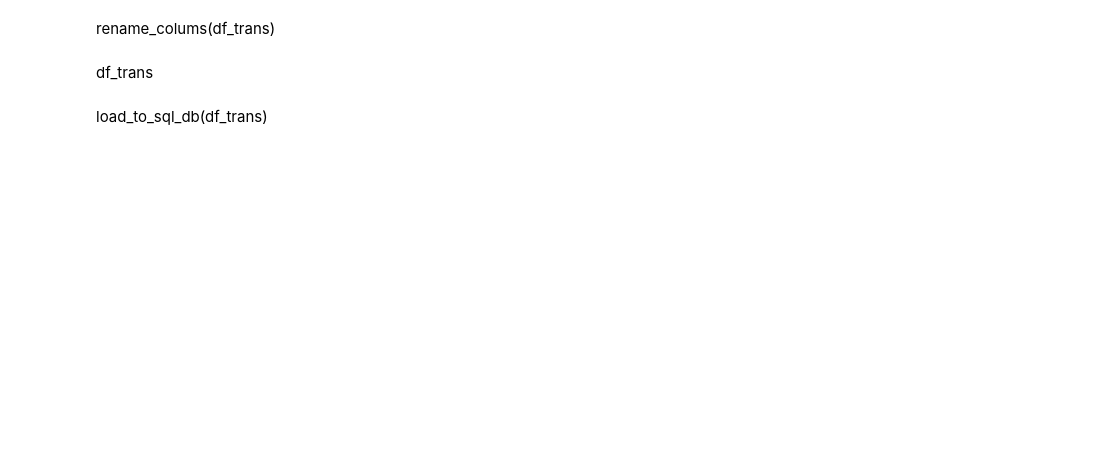
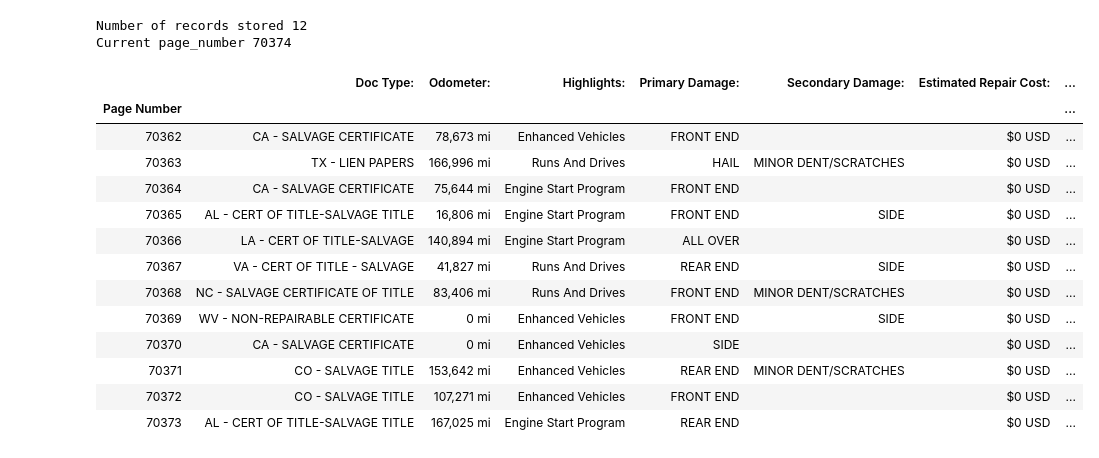
Before and after one commit to SzymonGaj/JupyterCopart, a Jupyter notebook: ETL.ipynb, the cells around one changed output. Cells and saved outputs as stored; diff of their text form; code cells hidden in the pictures; blank space fills up the shorter version.

Commit message:
test extract function to capture errors

```diff
--- a/ETL.ipynb
+++ b/ETL.ipynb
@@ -91,0 +159,2 @@ def timed(func):
+# %%
+df = df_test
@@ -92,5 +170,4 @@ def timed(func):
 # %%
-@timed
 def extract():
     """ Scraps data from bids-history.com until stoped by server, change ip adress and
     create a dataframe with scraped data.
@@ -101,6 +178,7 @@ def extract():
     """
     # check last page in DB
     page_number = read_last_page_db() + 1
+    #page_number = 70346
     dict_list = []
     while True:
         try:
@@ -114,9 +192,12 @@ def extract():
             dict_list.append(soup_dict)
             page_number = page_number + 1
         except IndexError:
-            # In case of being blocked by server change ip
-            change_ip()
-            print('Number of records stored ' + str(len(dict_list)))
-            df = converting_dictionary_to_dataframe(dict_list)
             break
-    return df
+
+    if len(dict_list) > 0:
+        print('Number of records stored ' + str(len(dict_list)))
+        print('Current page_number ' + str(page_number))
+        df = converting_dictionary_to_dataframe(dict_list)
+        return df
+    else:
+        print('No df to return, check if page exist')
@@ -406,6 +454,24 @@ df_trans
-# %% [markdown]
-rename_colums(df_trans)
-# %% [markdown]
-df_trans
-# %% [markdown]
-load_to_sql_db(df_trans)
+# %%
+df = extract()
+# %% [output]
+Number of records stored 12
+Current page_number 70374
+# %%
+df_test = df.copy()
+# %%
+df_test
+# %% [output]
+|  | Doc Type: | Odometer: | Highlights: | Primary Damage: | Secondary Damage: | Estimated Repair Cost: | ... |
+| Page Number |  |  |  |  |  |  | ... |
+| 70362 | CA - SALVAGE CERTIFICATE | 78,673 mi | Enhanced Vehicles | FRONT END |  | $0 USD | ... |
+| 70363 | TX - LIEN PAPERS | 166,996 mi | Runs And Drives | HAIL | MINOR DENT/SCRATCHES | $0 USD | ... |
+| 70364 | CA - SALVAGE CERTIFICATE | 75,644 mi | Engine Start Program | FRONT END |  | $0 USD | ... |
+| 70365 | AL - CERT OF TITLE-SALVAGE TITLE | 16,806 mi | Engine Start Program | FRONT END | SIDE | $0 USD | ... |
+| 70366 | LA - CERT OF TITLE-SALVAGE | 140,894 mi | Engine Start Program | ALL OVER |  | $0 USD | ... |
+| 70367 | VA - CERT OF TITLE - SALVAGE | 41,827 mi | Runs And Drives | REAR END | SIDE | $0 USD | ... |
+| 70368 | NC - SALVAGE CERTIFICATE OF TITLE | 83,406 mi | Runs And Drives | FRONT END | MINOR DENT/SCRATCHES | $0 USD | ... |
+| 70369 | WV - NON-REPAIRABLE CERTIFICATE | 0 mi | Enhanced Vehicles | FRONT END | SIDE | $0 USD | ... |
+| 70370 | CA - SALVAGE CERTIFICATE | 0 mi | Enhanced Vehicles | SIDE |  | $0 USD | ... |
+| 70371 | CO - SALVAGE TITLE | 153,642 mi | Enhanced Vehicles | REAR END | MINOR DENT/SCRATCHES | $0 USD | ... |
+| 70372 | CO - SALVAGE TITLE | 107,271 mi | Enhanced Vehicles | FRONT END |  | $0 USD | ... |
+| 70373 | AL - CERT OF TITLE-SALVAGE TITLE | 167,025 mi | Engine Start Program | REAR END |  | $0 USD | ... |
```
Also changed, not shown: parts of 21 cells of this notebook.
